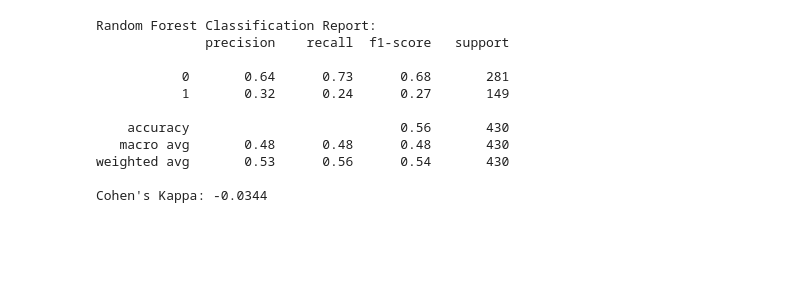
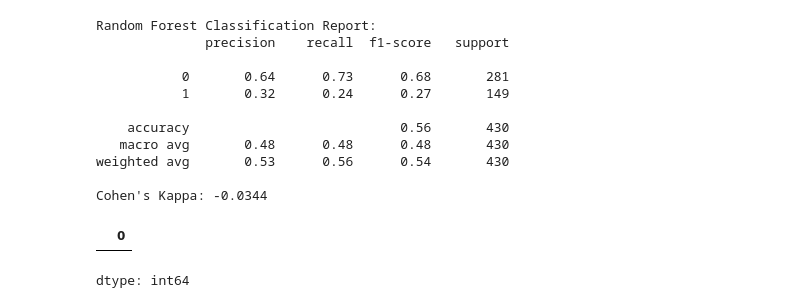
Before and after one commit to Knguyen351/Data-Mining-Project, a Jupyter notebook: Alzheimer's_Disease_NoteBook.ipynb, the cells around one changed output. Saved outputs shown, nothing was run; the diff lists cells and outputs as text; code cells hidden in the pictures; blank space fills up the shorter version.

```diff
--- a/Alzheimer's_Disease_NoteBook.ipynb
+++ b/Alzheimer's_Disease_NoteBook.ipynb
@@ -107,3 +126,11 @@ Random Forest Classification Report:
 weighted avg       0.53      0.56      0.54       430
 
 Cohen's Kappa: -0.0344
+# %%
+# Missing values summary
+missing_values = df.isnull().sum().sort_values(ascending=False)
+missing_values = missing_values[missing_values > 0]
+display(missing_values)
+# %% [output]
+|  | 0 |
+dtype: int64
```
Also changed, not shown: parts of 3 cells of this notebook.
